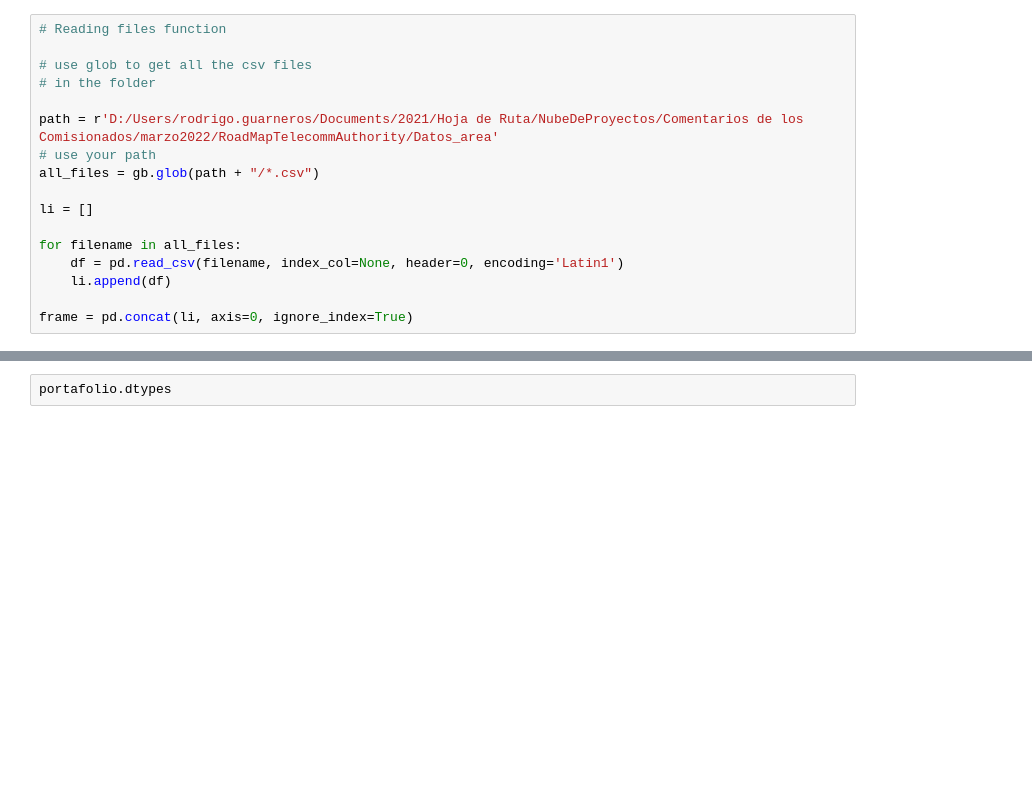
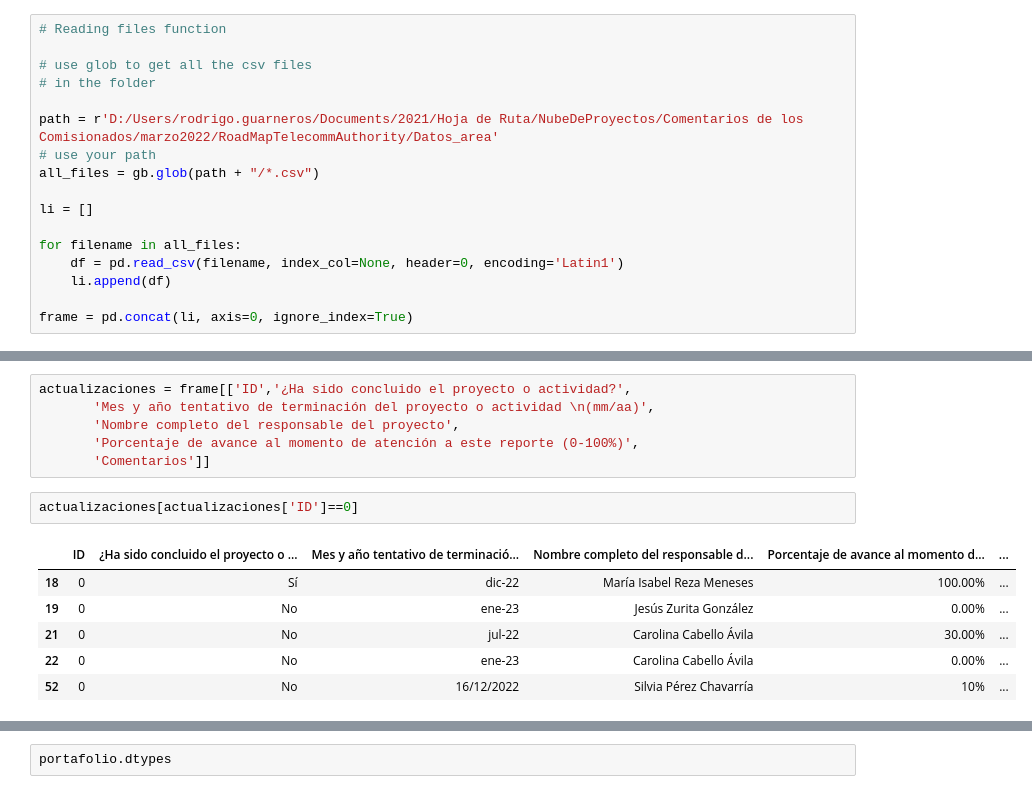
Before and after one commit to RodGuarneros/RoadMapTelecommAuthority, a Jupyter notebook: March_2022_update.ipynb, the cells around one changed output, grey strips where cells are left out. Saved outputs shown, nothing was run; the diff lists cells and outputs as text; blank space fills up the shorter version.

```diff
--- a/March_2022_update.ipynb
+++ b/March_2022_update.ipynb
@@ -73,0 +75,15 @@ ces_nuevos
+# %%
+actualizaciones = frame[['ID','¿Ha sido concluido el proyecto o actividad?',
+       'Mes y año tentativo de terminación del proyecto o actividad \n(mm/aa)',
+       'Nombre completo del responsable del proyecto',
+       'Porcentaje de avance al momento de atención a este reporte (0-100%)',
+       'Comentarios']]
+# %%
+actualizaciones[actualizaciones['ID']==0]
+# %% [output]
+|  | ID | ¿Ha sido concluido el proyecto o ... | Mes y año tentativo de terminació... | Nombre completo del responsable d... | Porcentaje de avance al momento d... | ... |
+| 18 | 0 | Sí | dic-22 | María Isabel Reza Meneses | 100.00% | ... |
+| 19 | 0 | No | ene-23 | Jesús Zurita González | 0.00% | ... |
+| 21 | 0 | No | jul-22 | Carolina Cabello Ávila | 30.00% | ... |
+| 22 | 0 | No | ene-23 | Carolina Cabello Ávila | 0.00% | ... |
+| 52 | 0 | No | 16/12/2022 | Silvia Pérez Chavarría | 10% | ... |
```
Also changed, not shown: parts of 12 cells of this notebook, 2 other files.
